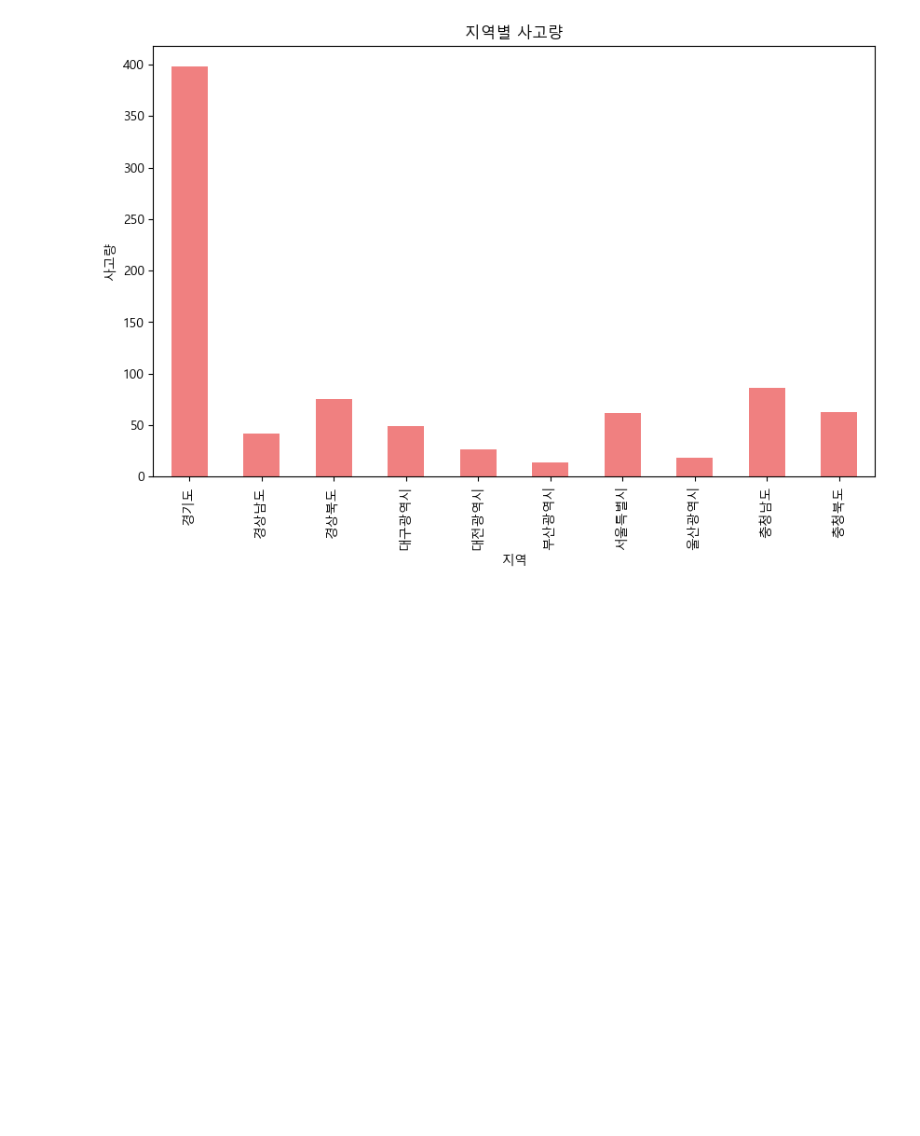
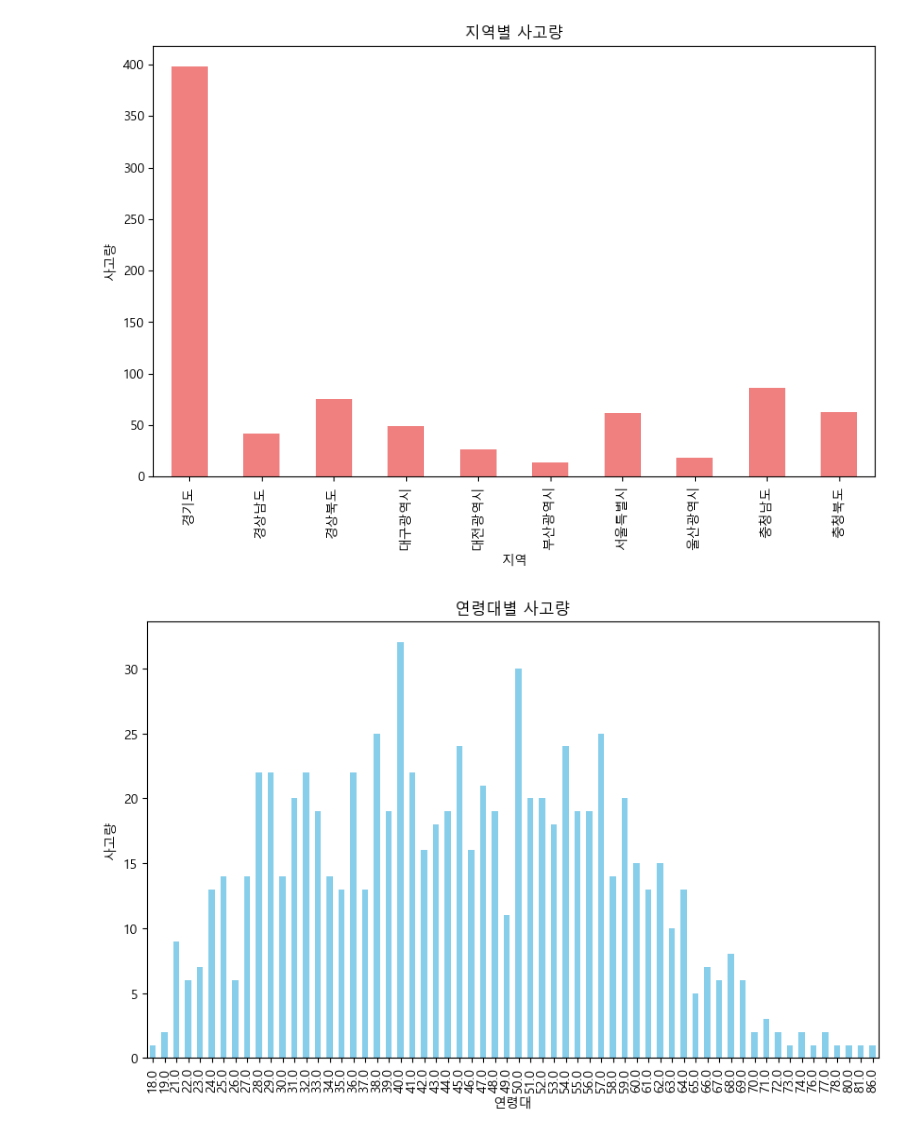
Before and after one commit to ssasdfccaf/Weather-and-traffic-accidents, a Jupyter notebook: third.ipynb, the cells around one changed output. Saved outputs shown, nothing was run; the diff lists cells and outputs as text; code cells hidden in the pictures; blank space fills up the shorter version.

```diff
--- a/third.ipynb
+++ b/third.ipynb
@@ -104,3 +104,19 @@ plt.ylabel('사고량')
 plt.show()
 # %% [output]
 [figure]
+# %%
+# 피해운전자 연령대 레이블 생성
+df['피해자_연령대'] = df['피해운전자 연령'].apply(lambda x: int(x[:-1]) if pd.notna(x) and x[-1] == '세' else None)
+
+# '피해자_연령대' 컬럼을 기준으로 그룹화하여 사고 수 계산
+연령대별_사고수 = df['피해자_연령대'].value_counts().sort_index()
+
+# 막대그래프 그리기
+plt.figure(figsize=(10, 6))
+연령대별_사고수.plot(kind='bar', color='skyblue')
+plt.title('연령대별 사고량')
+plt.xlabel('연령대')
+plt.ylabel('사고량')
+plt.show()
+# %% [output]
+[figure, added]
```
Also changed, not shown: parts of 13 cells of this notebook.
